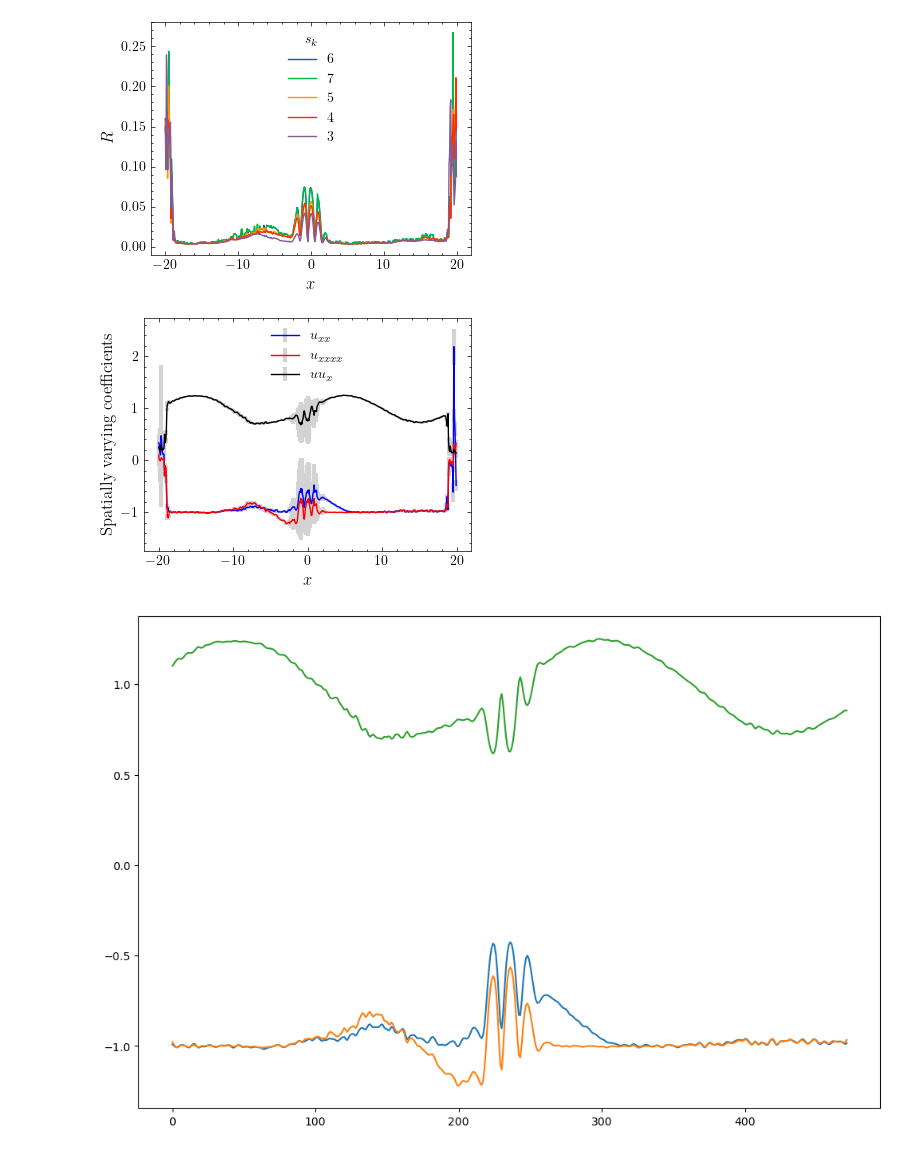
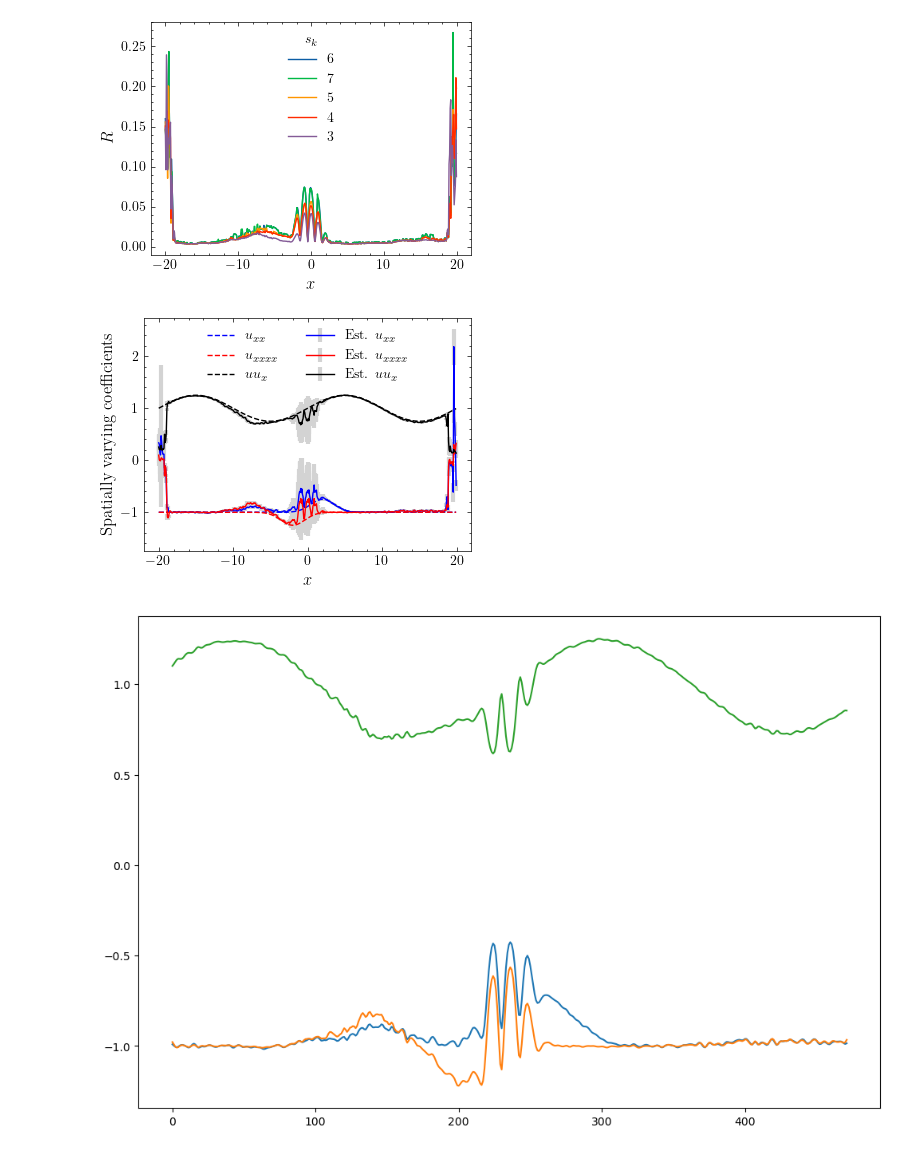
Before and after one commit to Pongpisit-Thanasutives/parametric-discovery, a Jupyter notebook: Spatial_KS_Equation_Chaotic-PySR.ipynb, the cells around one changed output. Cells and saved outputs as stored; diff of their text form; code cells hidden in the pictures.

```diff
--- a/Spatial_KS_Equation_Chaotic-PySR.ipynb
+++ b/Spatial_KS_Equation_Chaotic-PySR.ipynb
@@ -269,21 +269,24 @@ with plt.style.context('science'):
 # %%
 with plt.style.context('science'):
     fig, ax = plt.subplots(figsize=(4, 3))
     ax.errorbar(x, np.array(mean_coeffs[2])[:,0], yerr=2*np.array(std_coeffs[2])[:,0],
-                 fmt='-', color='blue', ecolor='lightgray', elinewidth=3, capsize=0, label="$u_{xx}$")
+                 fmt='-', color='blue', ecolor='lightgray', elinewidth=3, capsize=0, label="Est. $u_{xx}$")
     ax.errorbar(x, np.array(mean_coeffs[2])[:,1], yerr=2*np.array(std_coeffs[2])[:,1],
-                 fmt='-', color='red', ecolor='lightgray', elinewidth=3, capsize=0, label="$u_{xxxx}$")
+                 fmt='-', color='red', ecolor='lightgray', elinewidth=3, capsize=0, label="Est. $u_{xxxx}$")
     ax.errorbar(x, np.array(mean_coeffs[2])[:,2], yerr=2*np.array(std_coeffs[2])[:,2],
-                 fmt='-', color='black', ecolor='lightgray', elinewidth=3, capsize=0, label="$uu_{x}$")
+                 fmt='-', color='black', ecolor='lightgray', elinewidth=3, capsize=0, label="Est. $uu_{x}$")
+    ax.plot(x, u_xx_true, '--', color='blue', label="$u_{xx}$")
+    ax.plot(x, u_4x_true, '--', color='red', label="$u_{xxxx}$")
+    ax.plot(x, uu_x_true, '--', color='black', label="$uu_{x}$")
     ax.set_xlabel("$x$", fontsize=fs)
     ax.set_ylabel('Spatially varying coefficients', fontsize=fs)
     # ax.set_title(f"$\epsilon$ = {noise_lv}", fontsize=fs)
-    ax.legend(loc='upper center')
+    ax.legend(loc='upper center', ncol=2)
     fig.tight_layout()
     plt.savefig(f"/Users/pongpisit/Documents/latex/UBIC-ACML/figures/ks_ci_noise0-01.pdf")
     plt.show()
 # %% [output]
-[figure, old version]
+[figure, new version]
 # %%
 f_u_xx, f_u_xxxx, f_uu_x = linear_fit_grouped_data((Theta_grouped, Ut_grouped),
                                              considered_indices=candidates[2])
```
Also changed, not shown: parts of 1 cell of this notebook, 2 other files.
